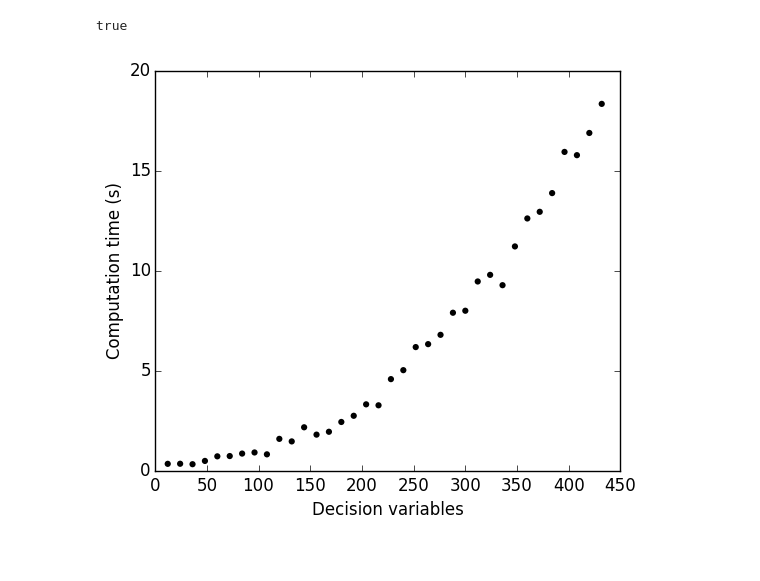
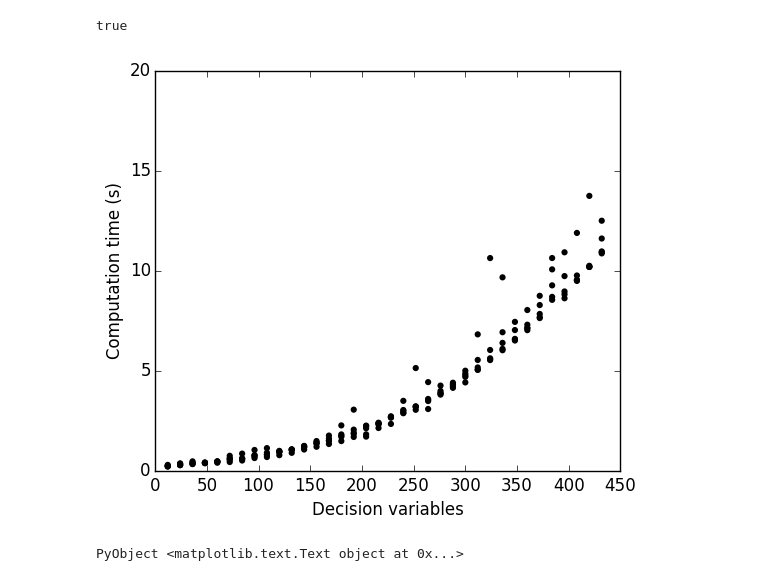
Before and after one commit to kersulis/TemporalInstanton.jl, a Jupyter notebook: nbs/2015-09-17 rts-96 scaling figure.ipynb, the cells around one changed output. Saved outputs shown, nothing was run; the diff lists cells and outputs as text; code cells hidden in the pictures.

```diff
--- a/nbs/2015-09-17 rts-96 scaling figure.ipynb
+++ b/nbs/2015-09-17 rts-96 scaling figure.ipynb
@@ -147,22 +173,30 @@ for i in 1:length(score_output)
 end
 # %%
 fig = figure(figsize=(6,5))
-scatter(wind_count*6,sec_elapsed,facecolor="black",alpha=1.,s=20,edgecolor="")
+hold(true)
+
+x = num_farms_vec*6
+
+for i in 1:length(sec_elapsed_agg)
+    y = sec_elapsed_agg[i]
+    scatter(x,y,facecolor="black",alpha=1.,s=20,edgecolor="")
 # yscale("log")
 # xscale("log")
 # ymin = 0.5
 # ymax = 10^(4.7)
 # ylim([ymin;ymax])
 # xmin = 0.1
 # xmax = 1e3
 # xlim([xmin;xmax])
 # axis("equal")
+end
 axis([0;450;0;20])
 xlabel("Decision variables")
 ylabel("Computation time (s)")
 # xticks(size=10)
 # yticks(size=10)
 
-savefig("../images/2015-09-17-rts-96-scaling.pdf",bbox_inches="tight")
+# savefig("../images/2015-09-17-rts-96-scaling.pdf",bbox_inches="tight")
 # %% [output]
-[figure, old version]
+[figure, new version]
+PyObject <matplotlib.text.Text object at 0x...>
```
Also changed, not shown: parts of 4 cells of this notebook, 4 other files.
